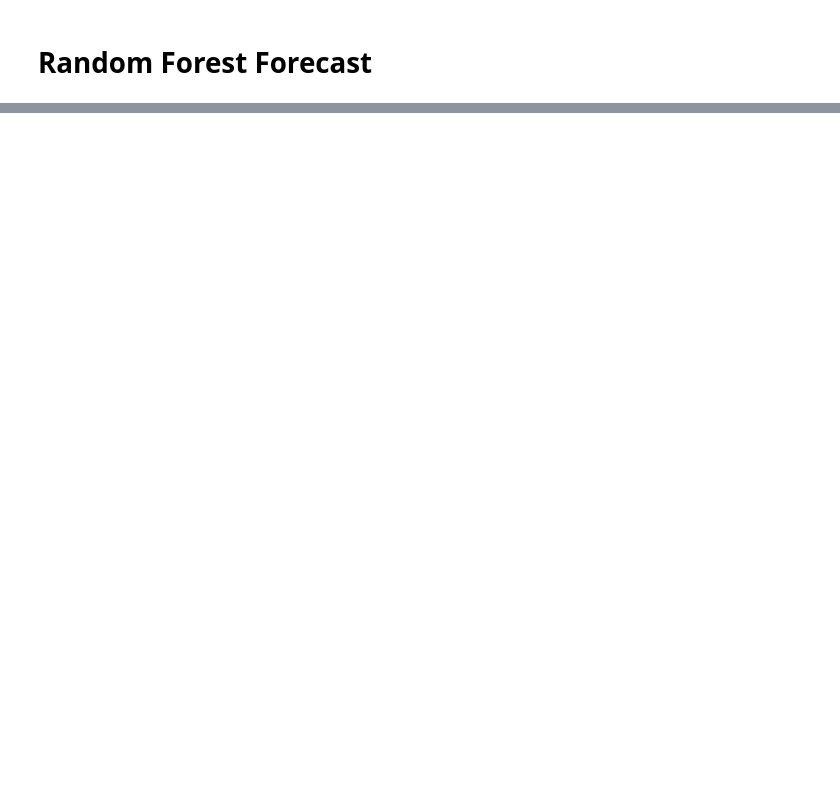
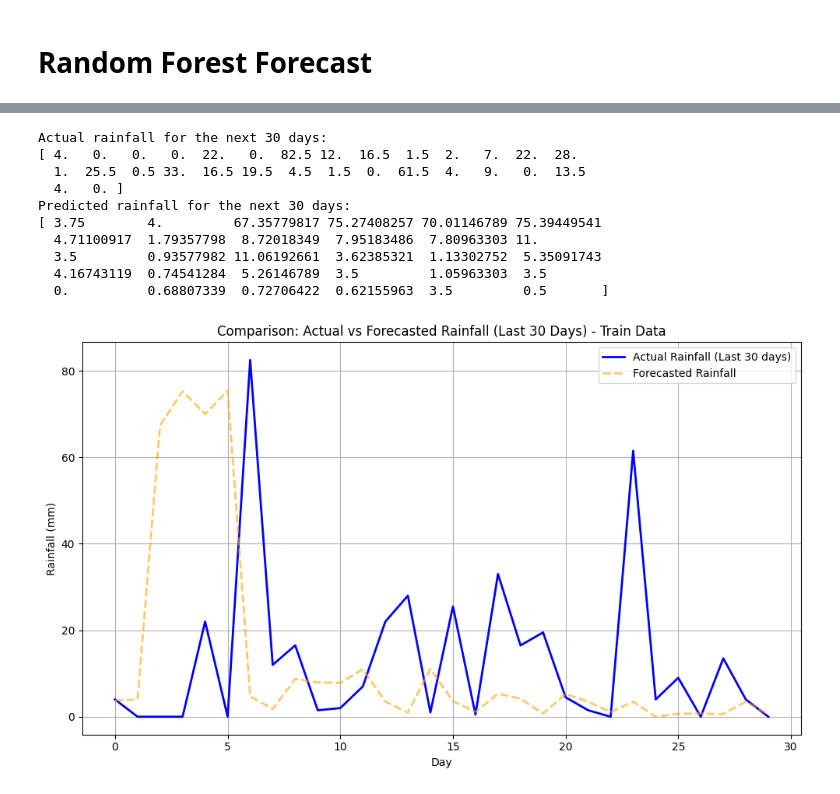
Before and after one commit to farisawal/rainfall-forecast, a Jupyter notebook: rf-rainfall.ipynb, the cells around one changed output, grey strips where cells are left out. Saved outputs shown, nothing was run; the diff lists cells and outputs as text; code cells hidden in the pictures; blank space fills up the shorter version.

Commit message:
best RF forecasting model with 0.95 R2

```diff
--- a/rf-rainfall.ipynb
+++ b/rf-rainfall.ipynb
@@ -2,0 +59,8 @@
+# %%
+df.dropna(inplace=True)
+# %%
+corr_matrix = df.iloc[:, :42].corr(numeric_only=True)
+print(corr_matrix)
+
+plt.figure(figsize=(80,40))
+sns.heatmap(corr_matrix, cmap='coolwarm', annot=True)
@@ -2,0 +89,4 @@
+# %%
+# Dimensionality Reduction
+low_corr_features = corr_matrix['Rainfall'][corr_matrix['Rainfall'].abs() < 0.1].index.tolist()
+print(f"Features with low correlation to Rainfall: {low_corr_features}")
@@ -2,0 +95,3 @@
+# %%
+df_dim_red = df.drop(columns=low_corr_features)
+df_dim_red = df_dim_red.select_dtypes(include=['number'])
@@ -3,22 +124,7 @@
 # %%
-import pandas as pd
-import numpy as np
-import matplotlib.pyplot as plt
-from sklearn.model_selection import train_test_split
-from sklearn.preprocessing import MinMaxScaler
-from sklearn.ensemble import RandomForestRegressor
-from sklearn.metrics import mean_absolute_error, mean_squared_error, r2_score, classification_report
-from pandas import DataFrame
-import pickle
-
-# Load and preprocess the data
-df = pd.read_csv('lawas-rainfall-daily.csv', encoding='latin')
-
-# df['Wind Speed'] = df['Wind Speed'].replace(np.nan, 0)
-# df = df.fillna(method='ffill')
 
 # Select features and target
-data_input = df[['Rainfall (mm)', 'ANOM', 'Temperature', 'Dew Point', 'Humidity', 'Wind Speed', 'Pressure']]
+# data_input = df[['Rainfall (mm)', 'ANOM', 'Temperature', 'Dew Point', 'Humidity', 'Wind Speed', 'Pressure']]
 
 # Scaling the features and target separately
 feature_scaler = MinMaxScaler()
@@ -35,12 +141,12 @@ def create_lagged_features(df, num_lags):
     return df_lagged
 
 # Create lagged dataset for forecasting using all columns
-num_lags = 60  # Number of lagged values to use for forecasting
-df_lagged = create_lagged_features(data_input, num_lags)
+# num_lags = 72  # Number of lagged values to use for forecasting
+# df_lagged = create_lagged_features(data_input, num_lags)
 
 # Separate features (lags of all columns) and target (Current_Rainfall)
-features = df_lagged.drop(columns=['Current_Rainfall'])
-target = df_lagged['Current_Rainfall']
+features = df_dim_red.drop(columns=['Rainfall']).reset_index(drop=True)
+target = df_dim_red['Rainfall']
 
 # Scale features and target
 features_scaled = feature_scaler.fit_transform(features)
@@ -50,7 +156,8 @@ target_scaled = target_scaler.fit_transform(target.values.reshape(-1, 1))
 x_train, x_test, y_train, y_test = train_test_split(features_scaled, target_scaled, test_size=0.30, random_state=100, shuffle=False)
 
 # Train Random Forest Regressor
-rf = RandomForestRegressor(n_estimators=1000, random_state=42)
+# rf = RandomForestRegressor(max_depth = 10, max_features = 'sqrt', min_samples_leaf = 10, min_samples_split = 2, n_estimators = 1000)
+rf = RandomForestRegressor(max_depth = 19, max_features = None, min_samples_leaf = 1, min_samples_split = 3, n_estimators = 218, bootstrap=False)
 rf.fit(x_train, y_train.ravel())
 
 
@@ -64,34 +171,63 @@ rf.fit(x_train, y_train.ravel())
 def forecast(model, initial_input, num_steps, feature_scaler, target_scaler):
     predictions = []
     current_input = initial_input
 
     for i in range(num_steps):
         current_input_scaled = feature_scaler.transform(current_input.reshape(1, -1))
         pred_scaled = model.predict(current_input_scaled)
         pred = target_scaler.inverse_transform(pred_scaled.reshape(-1, 1))
         predictions.append(pred[0][0])
 
         # Shift the input to include the new prediction as the latest 'lag'
         current_input = np.roll(current_input, -1)
         current_input[-1] = pred[0][0]
 
     return np.array(predictions)
 
 # Forecast future values
 forecast_length = 30  # For example, forecasting the next 30 days
-initial_input = df_lagged.iloc[-1, :-1].values  # Take the last available data point as the starting input
+initial_input = df_dim_red.iloc[-forecast_length, :-1].values  # Take the last available data point as the starting input
 predictions = forecast(rf, initial_input, forecast_length, feature_scaler, target_scaler)
+
+# Get the actual rainfall data for the 30 days before the last observation
+actual_rainfall_last_30_days = df_dim_red['Rainfall'].values[-forecast_length:]
+
+# Actual values
+print(f"Actual rainfall for the next {forecast_length} days:")
+print(actual_rainfall_last_30_days)
 
 # Output results
 print(f"Predicted rainfall for the next {forecast_length} days:")
 print(predictions)
 
-# Plot forecasted values
-plt.plot(predictions, label='Forecasted Rainfall', color='orange', alpha=0.6, linestyle='-', linewidth=2)
+# Plot forecasted vs actual values
+plt.figure(figsize=(10, 6))
+
+# Plot actual rainfall (30 days before the last observation)
+plt.plot(range(forecast_length), actual_rainfall_last_30_days, label=f'Actual Rainfall (Last {forecast_length} days)', color='blue', linestyle='-', linewidth=2)
+
+# Plot forecasted rainfall
+plt.plot(range(forecast_length), predictions, label='Forecasted Rainfall', color='orange', alpha=0.6, linestyle='--', linewidth=2)
+
+# Labels and title
 plt.xlabel('Day')
 plt.ylabel('Rainfall (mm)')
-plt.title(f'{forecast_length}-Day Forecast of Rainfall')
+plt.title(f'Comparison: Actual vs Forecasted Rainfall (Last {forecast_length} Days) - Train Data')
 plt.legend()
 plt.grid(True)
 plt.tight_layout()
+
+# Show the plot
 plt.show()
+# %% [output]
+Actual rainfall for the next 30 days:
+[ 4.   0.   0.   0.  22.   0.  82.5 12.  16.5  1.5  2.   7.  22.  28.
+  1.  25.5  0.5 33.  16.5 19.5  4.5  1.5  0.  61.5  4.   9.   0.  13.5
+  4.   0. ]
+Predicted rainfall for the next 30 days:
+[ 3.75        4.         67.35779817 75.27408257 70.01146789 75.39449541
+  4.71100917  1.79357798  8.72018349  7.95183486  7.80963303 11.
+  3.5         0.93577982 11.06192661  3.62385321  1.13302752  5.35091743
+  4.16743119  0.74541284  5.26146789  3.5         1.05963303  3.5
+  0.          0.68807339  0.72706422  0.62155963  3.5         0.5       ]
+[figure, added]
```
Also changed, not shown: parts of 17 cells of this notebook, 12 other files.
